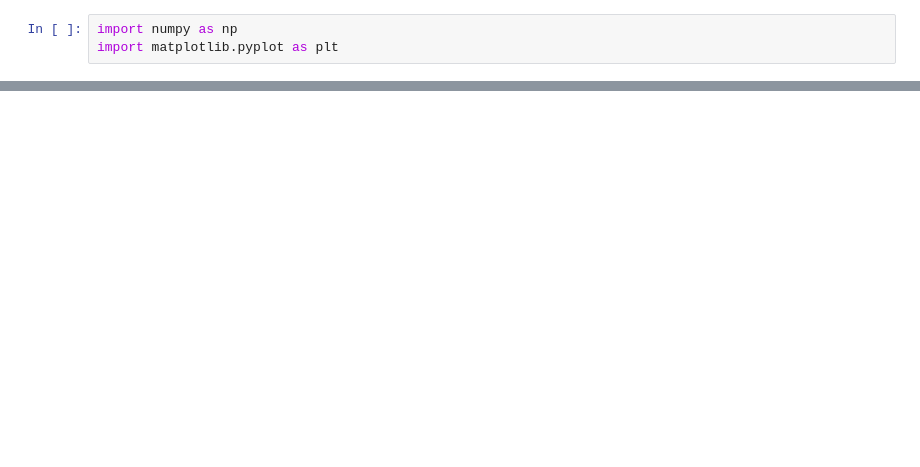
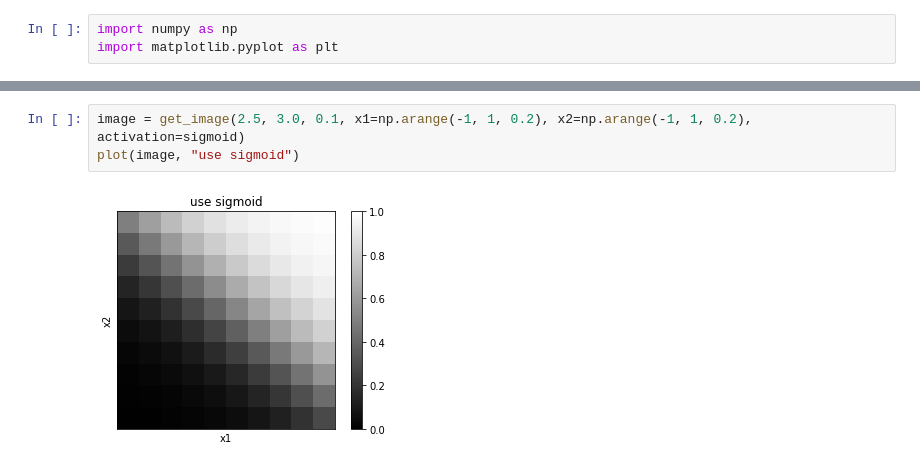
Before and after one commit to napnel/hands-on-deep-learning-from-scratch, a Jupyter notebook: chapter_3/perceptron_show.ipynb, the cells around one changed output, grey strips where cells are left out. Cells and saved outputs as stored; diff of their text form; blank space fills up the shorter version.

```diff
--- a/chapter_3/perceptron_show.ipynb
+++ b/chapter_3/perceptron_show.ipynb
@@ -24,0 +57,5 @@ plt.show()
+# %%
+image = get_image(2.5, 3.0, 0.1, x1=np.arange(-1, 1, 0.2), x2=np.arange(-1, 1, 0.2), activation=sigmoid)
+plot(image, "use sigmoid")
+# %% [output]
+[figure, added]
```
Also changed, not shown: parts of 10 cells of this notebook.
